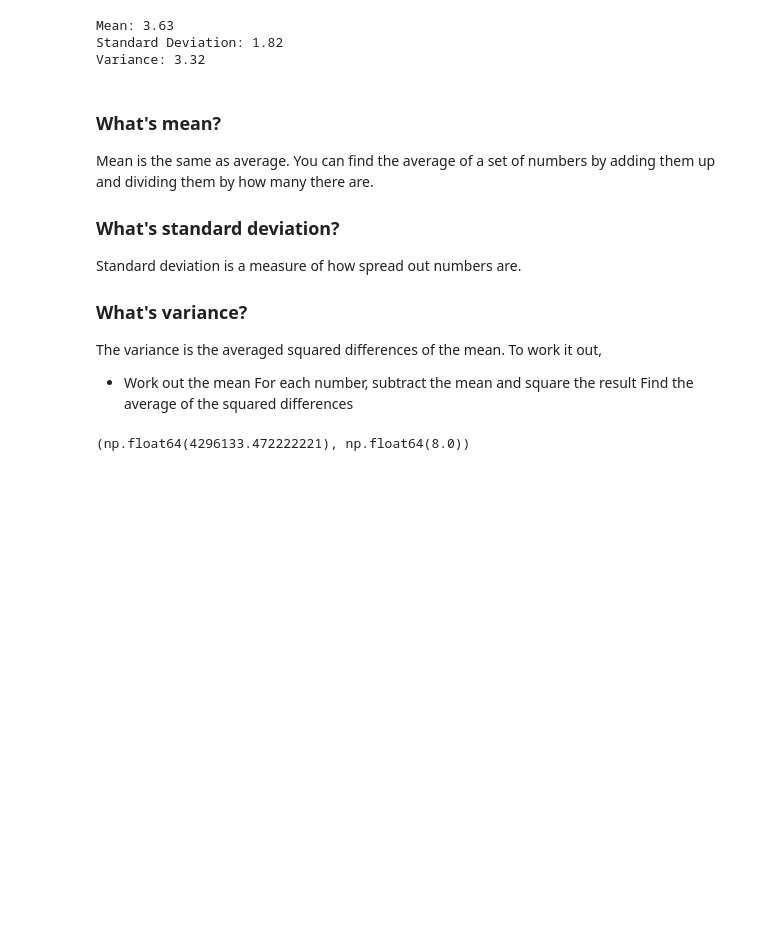
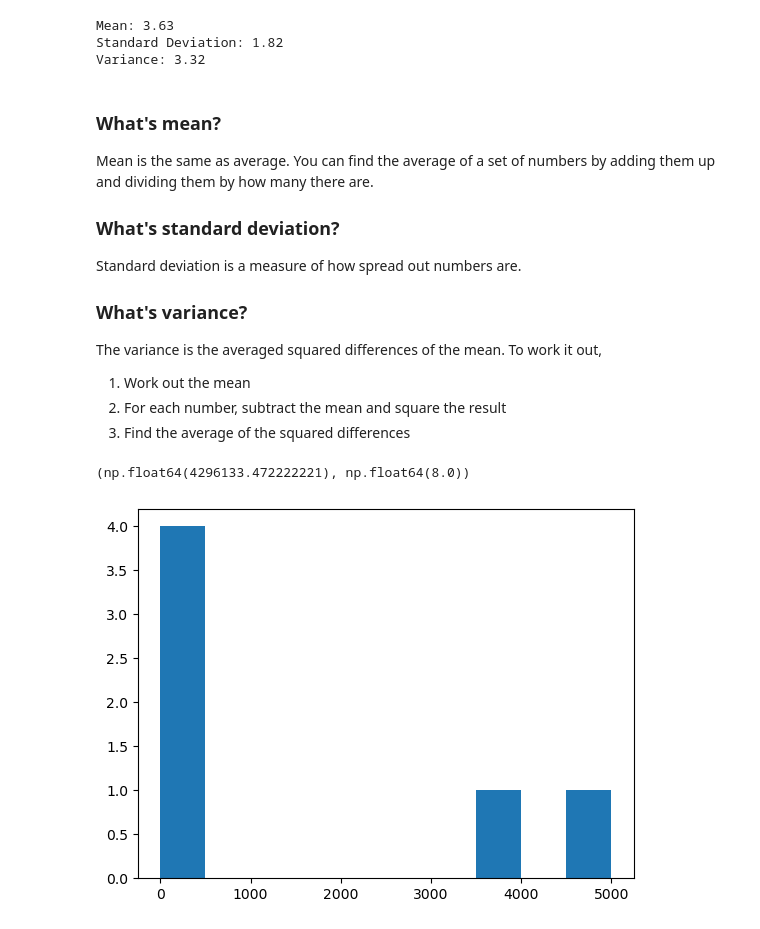
Before and after one commit to JinxSeven/ml-sandbox, a Jupyter notebook: numpy/numpy-introduction.ipynb, the cells around one changed output. Cells and saved outputs as stored; diff of their text form; code cells hidden in the pictures; blank space fills up the shorter version.

Commit message:
Variance Matplotlib Histogram

```diff
--- a/numpy/numpy-introduction.ipynb
+++ b/numpy/numpy-introduction.ipynb
@@ -176,9 +176,9 @@ Standard deviation is a measure of how spread out numbers are.
 ### What's variance?
 The variance is the averaged squared differences of the mean.
 To work it out,
-- Work out the mean
-    For each number, subtract the mean and square the result
-    Find the average of the squared differences
+1) Work out the mean
+2) For each number, subtract the mean and square the result
+3) Find the average of the squared differences
 # %%
 # Variance diff
 high_var_array = np.array([1, 100, 200, 300, 4000, 5000])
@@ -187,3 +187,10 @@ low_var_array = np.array([2, 4, 6, 8, 10])
 np.var(high_var_array), np.var(low_var_array)
 # %% [output]
 (np.float64(4296133.472222221), np.float64(8.0))
+# %%
+import matplotlib.pyplot as plt
+
+plt.hist(high_var_array)
+plt.show()
+# %% [output]
+[figure, added]
```
Also changed, not shown: parts of 3 cells of this notebook.
